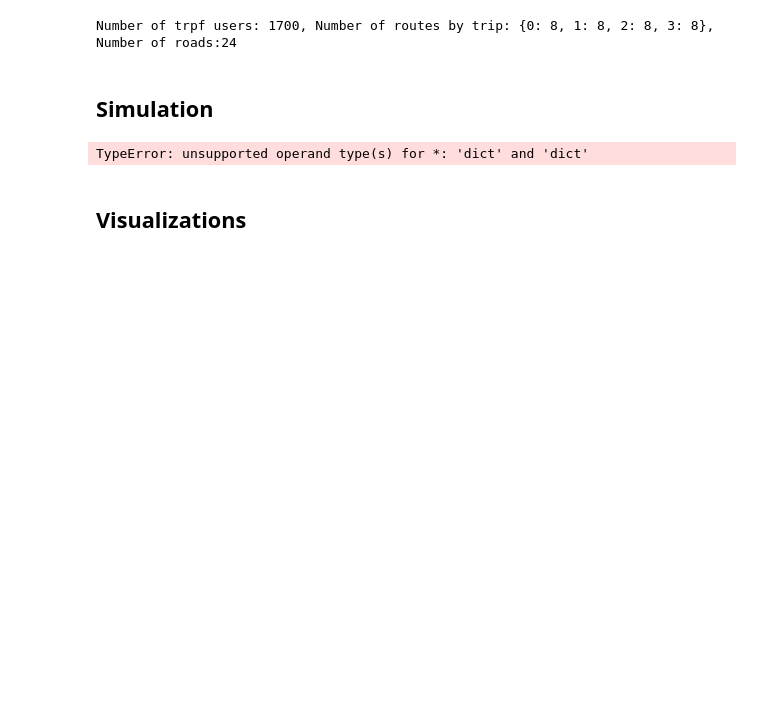
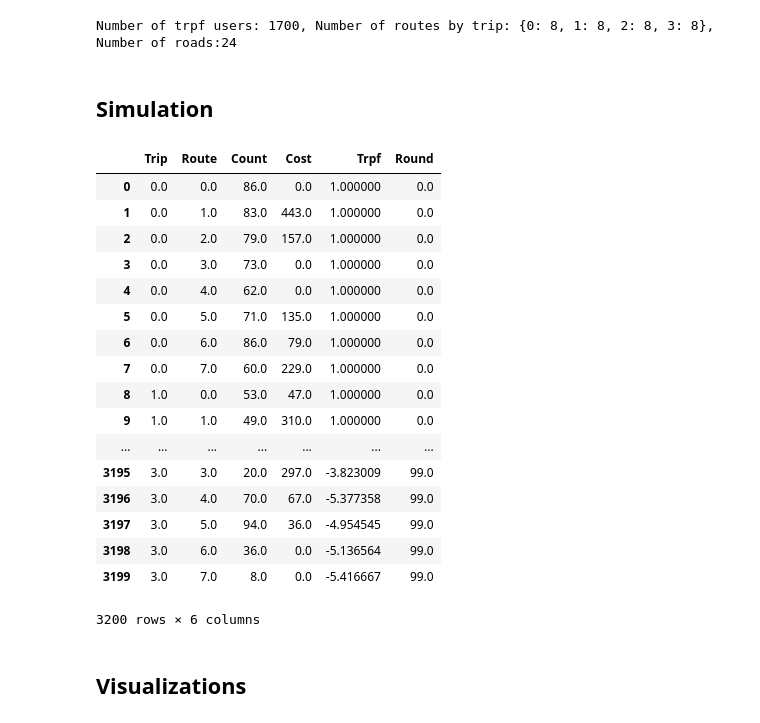
Before and after one commit to ksheng-/TrafficFlowSimulator, a Jupyter notebook: Simulator.ipynb, the cells around one changed output. Saved outputs shown, nothing was run; the diff lists cells and outputs as text; code cells hidden in the pictures; blank space fills up the shorter version.

```diff
--- a/Simulator.ipynb
+++ b/Simulator.ipynb
@@ -155,7 +134,7 @@ while trpf.start_new_round():
 
     route_costs = get_route_costs(roads, choices, route_traveller_counts)
 
-    give_costs(agents, choices, route_costs)
+    give_costs(agents, route_costs)
 
     get_reports(agents, trpf, choices, excess_traveller_counts)
 
@@ -163,14 +142,34 @@ while trpf.start_new_round():
     give_trpfs(trpf_agents, route_trpfs)
 
     # Save the choices
-    for route in range(route_count):
-        route_cost = route_costs[route,0]
-        route_trpf = route_trpfs[route]
-        route_traveller_count = route_traveller_counts[route,0]
+    for trip, trip_routes in routes.items():
+        for route in trip_routes:
+            route_cost = route_costs[trip][route]
+            route_trpf = route_trpfs[trip][route]
+            route_traveller_count = route_traveller_counts[trip][route]
 
-        data.loc[data.shape[0]] = [route, route_traveller_count, route_cost, route_trpf, trpf.current_round]
+            data.loc[data.shape[0]] = [trip, route, route_traveller_count, route_cost, route_trpf, trpf.current_round]
-# %% [output]
-TypeError: unsupported operand type(s) for *: 'dict' and 'dict'
+# %%
+data
+# %% [output]
+|  | Trip | Route | Count | Cost | Trpf | Round |
+| 0 | 0.0 | 0.0 | 86.0 | 0.0 | 1.000000 | 0.0 |
+| 1 | 0.0 | 1.0 | 83.0 | 443.0 | 1.000000 | 0.0 |
+| 2 | 0.0 | 2.0 | 79.0 | 157.0 | 1.000000 | 0.0 |
+| 3 | 0.0 | 3.0 | 73.0 | 0.0 | 1.000000 | 0.0 |
+| 4 | 0.0 | 4.0 | 62.0 | 0.0 | 1.000000 | 0.0 |
+| 5 | 0.0 | 5.0 | 71.0 | 135.0 | 1.000000 | 0.0 |
+| 6 | 0.0 | 6.0 | 86.0 | 79.0 | 1.000000 | 0.0 |
+| 7 | 0.0 | 7.0 | 60.0 | 229.0 | 1.000000 | 0.0 |
+| 8 | 1.0 | 0.0 | 53.0 | 47.0 | 1.000000 | 0.0 |
+| 9 | 1.0 | 1.0 | 49.0 | 310.0 | 1.000000 | 0.0 |
+| ... | ... | ... | ... | ... | ... | ... |
+| 3195 | 3.0 | 3.0 | 20.0 | 297.0 | -3.823009 | 99.0 |
+| 3196 | 3.0 | 4.0 | 70.0 | 67.0 | -5.377358 | 99.0 |
+| 3197 | 3.0 | 5.0 | 94.0 | 36.0 | -4.954545 | 99.0 |
+| 3198 | 3.0 | 6.0 | 36.0 | 0.0 | -5.136564 | 99.0 |
+| 3199 | 3.0 | 7.0 | 8.0 | 0.0 | -5.416667 | 99.0 |
+3200 rows × 6 columns
 # %% [markdown]
 ## Visualizations
 # %% [markdown]
```
Also changed, not shown: parts of 14 cells of this notebook, 1 other file.
